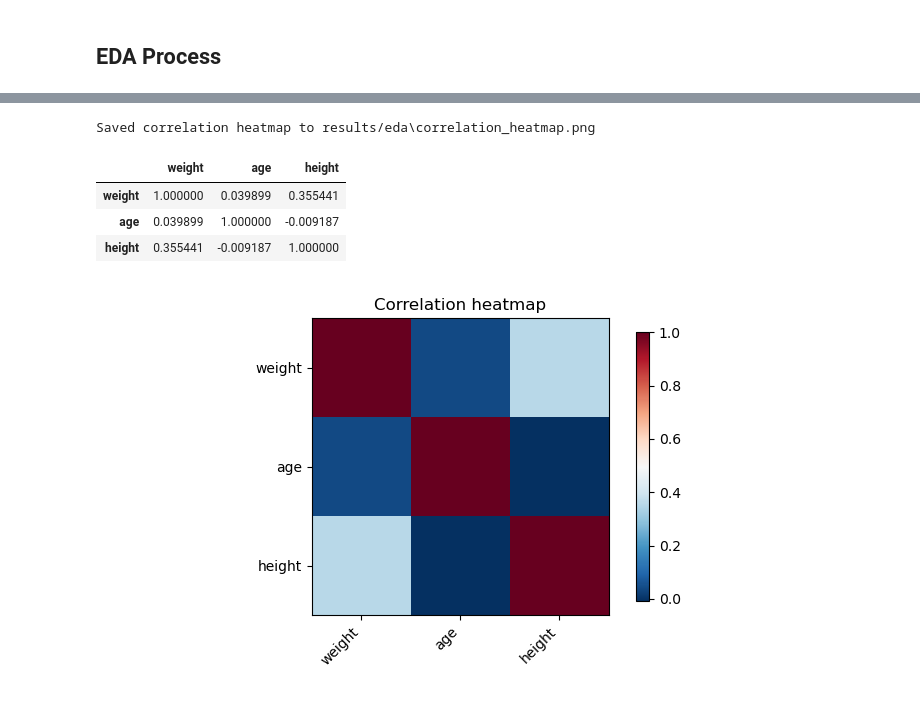
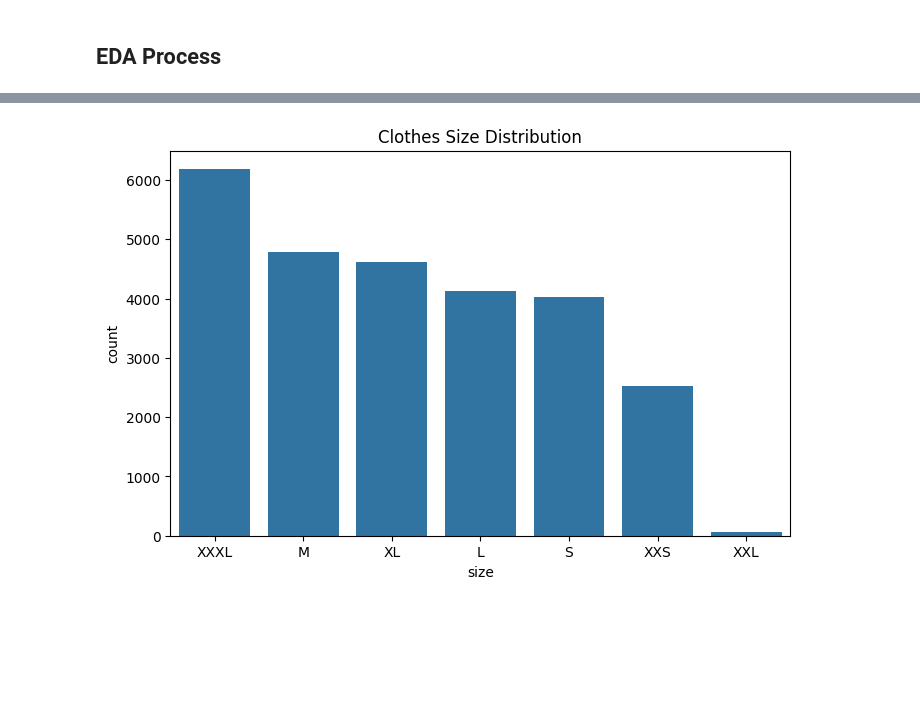
Before and after one commit to simon-ramirez28/clothes-size-prediction, a Jupyter notebook: notebooks/02-EDA.ipynb, the cells around one changed output, grey strips where cells are left out. Drawn from its saved outputs; the diff is of its cells as text; code cells hidden in the pictures; blank space fills up the shorter version.

```diff
--- a/notebooks/02-EDA.ipynb
+++ b/notebooks/02-EDA.ipynb
@@ -35,0 +10,3 @@ logger.info(f"✅ Libraries Uploaded")
+# %%
+# --- Import the CSV file
+data = pd.read_csv('../data/processed/clothes_processed.csv')
@@ -147,11 +41,8 @@ Saved target distribution plot to results/eda\target_dist_size.png
-# %%
-# --- correlation heatmap for numeric columns using matplotlib imshow
-clothes_data.plot_correlation_heatmap()
-# %% [output]
-Saved correlation heatmap to results/eda\correlation_heatmap.png
-|  | weight | age | height |
-| weight | 1.000000 | 0.039899 | 0.355441 |
-| age | 0.039899 | 1.000000 | -0.009187 |
-| height | 0.355441 | -0.009187 | 1.000000 |
-# %% [markdown]
-![correlation_heatmap.png](attachment:e55cccf3-9d39-4ed3-b24c-858db7fef6f6.png)
+# %%
+plt.figure(figsize=(8, 5))
+# Clothes Size Distribution
+sns.countplot(x='size', data=data, order=data['size'].value_counts().index)
+plt.title('Clothes Size Distribution')
+plt.show()
+# %% [output]
+[figure, added]
```
Also changed, not shown: parts of 24 cells of this notebook, 9 other files.
